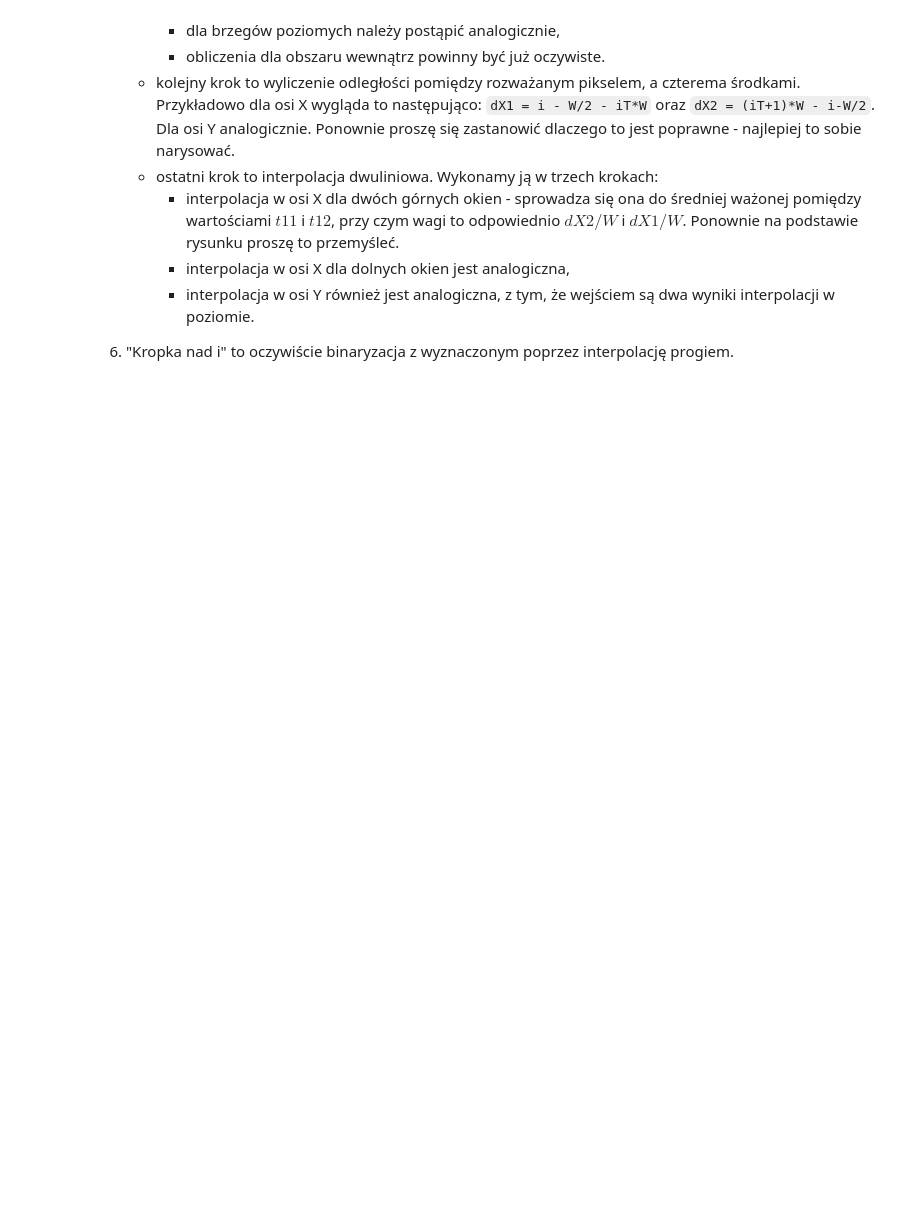
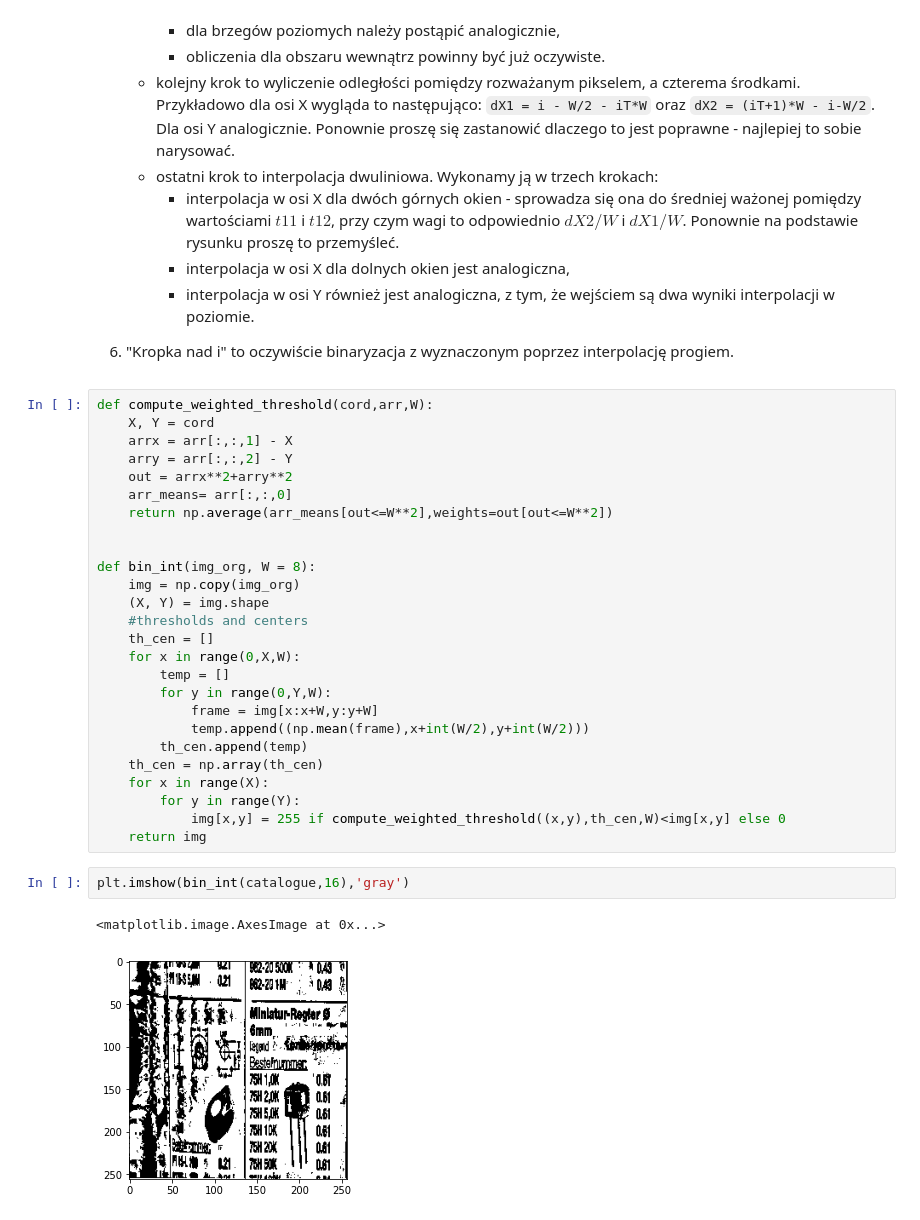
Before and after one commit to prz-ziaja/sem5, a Jupyter notebook: poc/lab04/04_thresholding.ipynb, the cells around one changed output. Saved outputs shown, nothing was run; the diff lists cells and outputs as text; blank space fills up the shorter version.

```diff
--- a/poc/lab04/04_thresholding.ipynb
+++ b/poc/lab04/04_thresholding.ipynb
@@ -609,3 +626,34 @@ Na początek zaimplementujemy wariant metody bez interpolacji:
      - interpolacja w osi Y również jest analogiczna, z tym, że wejściem są dwa wyniki interpolacji w poziomie.
 
 6. "Kropka nad i" to oczywiście binaryzacja z wyznaczonym poprzez interpolację progiem.
+# %%
+def compute_weighted_threshold(cord,arr,W):
+    X, Y = cord
+    arrx = arr[:,:,1] - X
+    arry = arr[:,:,2] - Y
+    out = arrx**2+arry**2
+    arr_means= arr[:,:,0]
+    return np.average(arr_means[out<=W**2],weights=out[out<=W**2])
+
+
+def bin_int(img_org, W = 8):
+    img = np.copy(img_org)
+    (X, Y) = img.shape
+    #thresholds and centers
+    th_cen = []
+    for x in range(0,X,W):
+        temp = []
+        for y in range(0,Y,W):
+            frame = img[x:x+W,y:y+W]
+            temp.append((np.mean(frame),x+int(W/2),y+int(W/2)))
+        th_cen.append(temp)
+    th_cen = np.array(th_cen)
+    for x in range(X):
+        for y in range(Y):
+            img[x,y] = 255 if compute_weighted_threshold((x,y),th_cen,W)<img[x,y] else 0
+    return img
+# %%
+plt.imshow(bin_int(catalogue,16),'gray')
+# %% [output]
+<matplotlib.image.AxesImage at 0x...>
+[figure, added]
```
Also changed, not shown: parts of 3 cells of this notebook, 4 other files.
